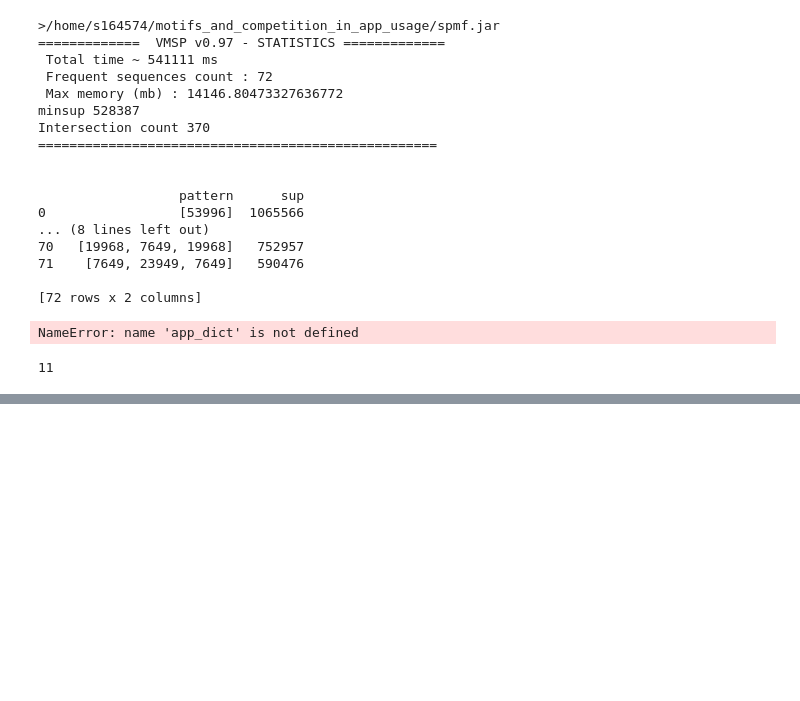
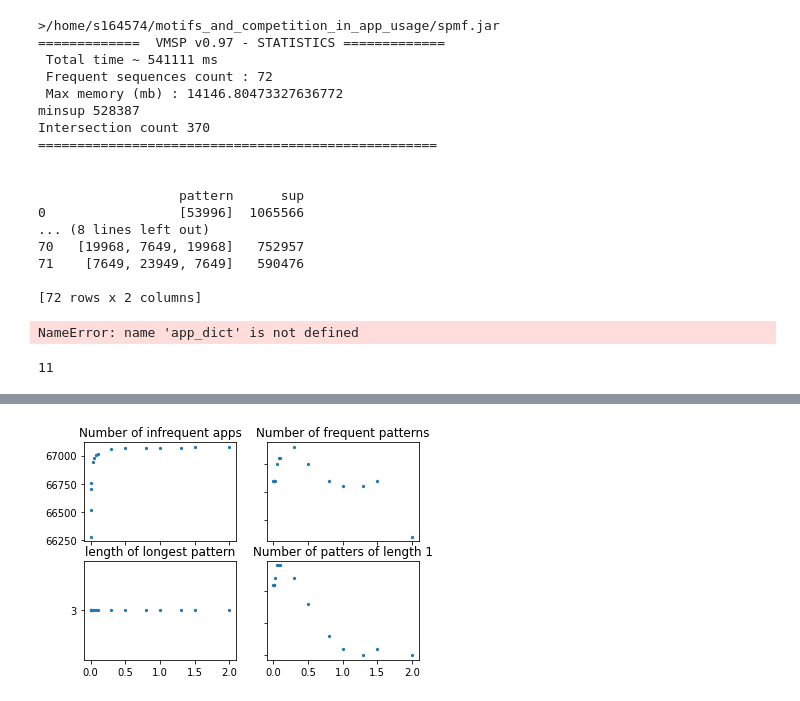
Before and after one commit to ClaraAndersen/motifs_and_competition_in_app_usage, a Jupyter notebook: remove_infrequent_apps.ipynb, the cells around one changed output, grey strips where cells are left out. Cells and saved outputs as stored; diff of their text form; code cells hidden in the pictures; blank space fills up the shorter version.

Commit message:
removed infrequent with plot

```diff
--- a/remove_infrequent_apps.ipynb
+++ b/remove_infrequent_apps.ipynb
@@ -513,0 +524,26 @@ Max lengths of frequent patterns: 3
+# %%
+tunning_results=pd.read_csv("Tunning_infrequency_threshold.csv")
+# %%
+tunning_results=tunning_results[:16]
+# %%
+tunning_results=tunning_results[1:]
+# %%
+fig, axs = plt.subplots(2, 2)
+axs[0, 0].scatter(tunning_results['threshold(%)'],tunning_results['num of infrequency apps'],s=5)
+axs[0, 0].set_title('Number of infrequent apps')
+axs[0, 1].scatter(tunning_results['threshold(%)'],tunning_results['num of frequent patterns founded'],s=5)
+axs[0, 1].set_title('Number of frequent patterns')
+axs[1, 0].scatter(tunning_results['threshold(%)'],tunning_results['max length of founded pattern'],s=5)
+axs[1, 0].set_title('length of longest pattern')
+axs[1, 1].scatter(tunning_results['threshold(%)'],tunning_results['num of length 1 founded pattern '],s=5)
+axs[1, 1].set_title('Number of patters of length 1')
+
+#for ax in axs.flat:
+#    ax.set(xlabel='x-label', ylabel='y-label')
+
+# Hide x labels and tick labels for top plots and y ticks for right plots.
+for ax in axs.flat:
+    ax.label_outer()
+#plt.scatter(tunning_results['threshold(%)'],tunning_results['num of infrequency apps'])
+# %% [output]
+[figure, added]
```
Also changed, not shown: parts of 10 cells of this notebook.
